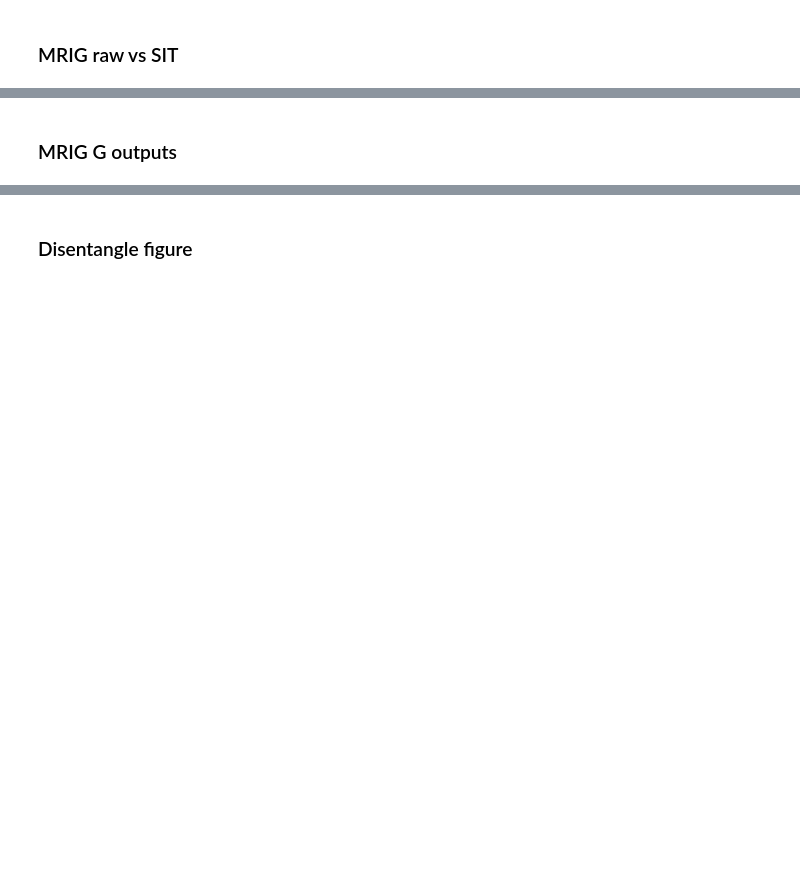
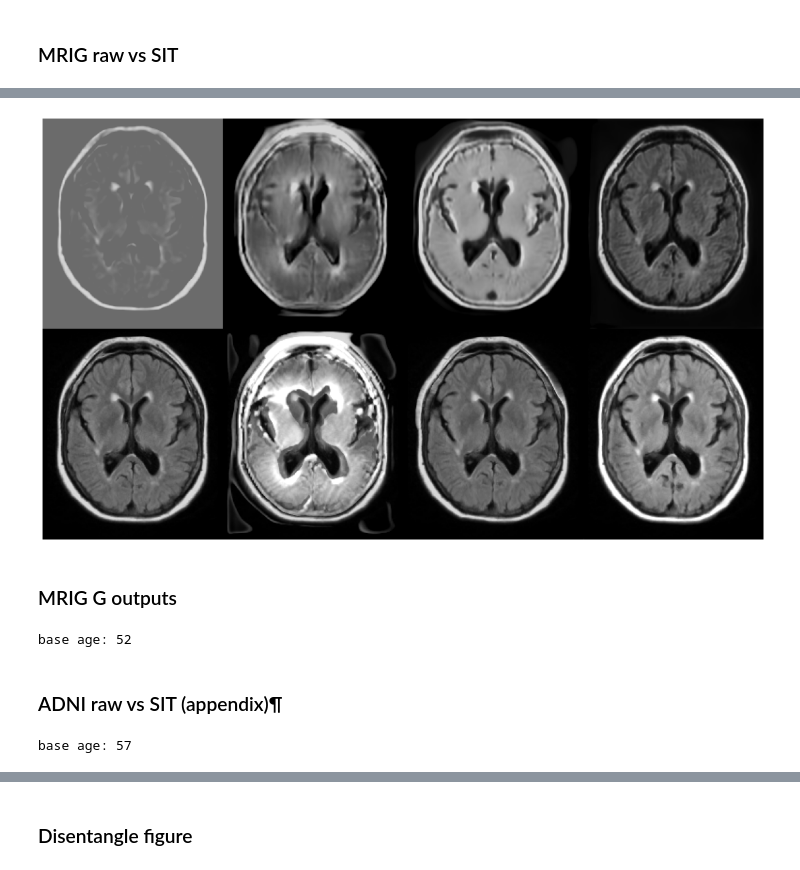
Before and after one commit to clintonjwang/spatial-intensity-transforms, a Jupyter notebook: sitgan/scratchpad.ipynb, the cells around one changed output, grey strips where cells are left out. Drawn from its saved outputs; the diff is of its cells as text; code cells hidden in the pictures; blank space fills up the shorter version.

```diff
--- a/sitgan/scratchpad.ipynb
+++ b/sitgan/scratchpad.ipynb
@@ -106,6 +296,7 @@ inception.fine_tune_regressor_on_dataset("2D ADNI T1", slurm=True)
 # %% [markdown]
 ### ADNI vs. ground truth
 # %%
-adni_index_map = {"137_S_0994": [3,6], "131_S_1389": [3,5],}
-#                   "136_S_0695": [],
+adni_index_map = {"131_S_0441": [3,6],
+    "137_S_0994": [3,6], "131_S_1389": [3,5],
+                  "136_S_0695": [3,5],}
 #                   "136_S_0195": []}
@@ -388,5 +549,27 @@ plt.imshow(img, cmap="gray"); plt.axis('off');
+# %%
+top = torch.cat(output_imgs[:4], dim=1)
+bot = torch.cat(output_imgs[4:], dim=1)
+# top = rescale_float(top)
+img = torch.cat((top, bot), dim=0)
+img = rescale_clip(img)
+plt.rcParams["figure.figsize"] = (20.0, 16.0)
+plt.imshow(img, cmap="gray"); plt.axis('off');
+# %% [output]
+[figure, added]
 # %% [markdown]
 ### MRIG G outputs
 # %%
+# MRIG age
+subject_id = "701_STROKE_FLAIR_AX_TRA_TIR_6000_100_90_0_100000483"
 jobs = ["raw_m_star", "st_m_star", "sit_m_star",
         "it_m_star", "dt_m_star", "dit_m_star"]
+
+age_mean,age_scale = np.load(osp.join(ANALYSIS_DIR, "mrigenie_normalizations.npy"))[0]
+dp = mrigenie.get_midslice_for_subject(subject_id)
+base_age = round(dp["attributes"][0].item() * age_scale + age_mean)
+print("base age:", base_age)
+args = job_mgmt.get_job_args(jobs[0])
+_, transforms = data_tx.get_transforms(args)
+dp = transforms([dp])[0]
+# %% [output]
+base age: 52
@@ -392,0 +607,16 @@ jobs = ["raw_m_star", "st_m_star", "sit_m_star",
+# %% [markdown]
+### ADNI raw vs SIT (appendix)¶
+# %%
+jobs = ["raw_a_cvae", "raw_a_caae", "raw_a_ipg", "raw_a_star",
+        "dit_a_cvae", "dit_a_caae", "dit_a_ipg", "dit_a_star"]
+series_id = "137_S_0994_109983"
+
+age_mean,age_scale = np.load(osp.join(ANALYSIS_DIR, "adni_normalizations.npy"))[0]
+dp = adni.get_midslice_for_series(series_id)
+base_age = round(dp["attributes"][0].item() * age_scale + age_mean)
+print("base age:", base_age)
+args = job_mgmt.get_job_args(jobs[0])
+_, transforms = data_tx.get_transforms(args)
+dp = transforms([dp])[0]
+# %% [output]
+base age: 57
```
Also changed, not shown: parts of 97 cells of this notebook, 27 other files.
